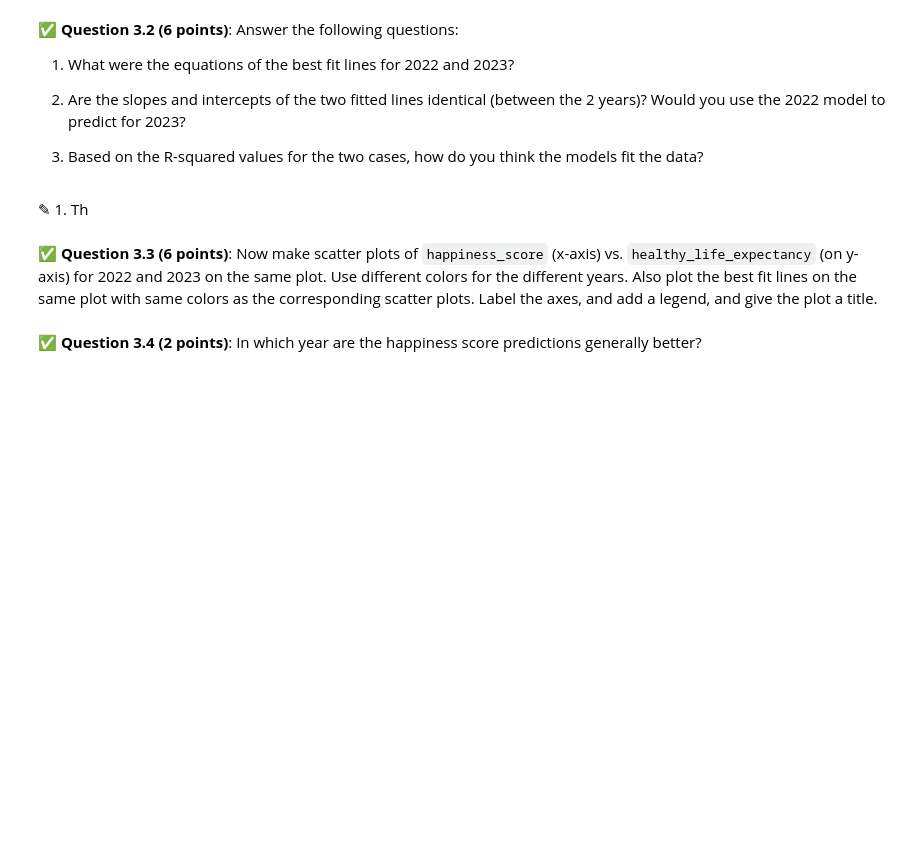
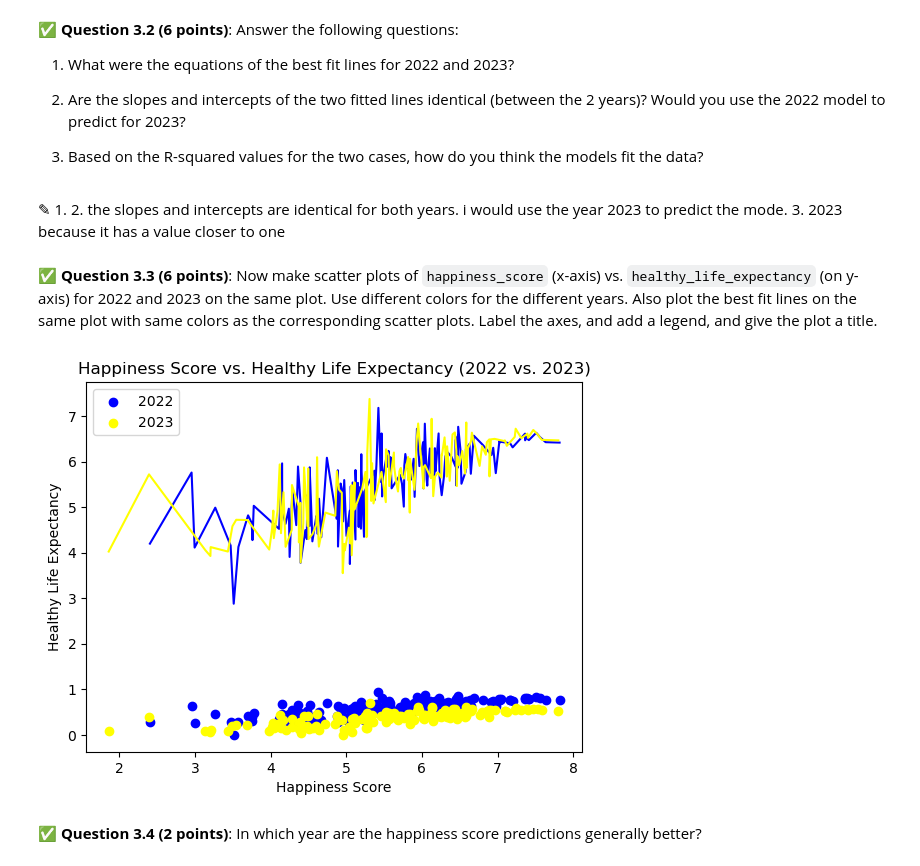
Before and after one commit to BadriAiman/cmse202-s24-turnin, a Jupyter notebook: hw-03/HW-03_Regression-S24-STUDENT.ipynb, the cells around one changed output. Drawn from its saved outputs; the diff is of its cells as text; code cells hidden in the pictures; blank space fills up the shorter version.

```diff
--- a/hw-03/HW-03_Regression-S24-STUDENT.ipynb
+++ b/hw-03/HW-03_Regression-S24-STUDENT.ipynb
@@ -191,7 +191,9 @@ Notes:
 2. Are the slopes and intercepts of the two fitted lines identical (between the 2 years)? Would you use the 2022 model to predict for 2023?
 
 3. Based on the R-squared values for the two cases, how do you think the models fit the data?
-# %% [markdown]
-<font size=+3>&#9998;</font> 1. Th
+# %% [markdown]
+<font size=+3>&#9998;</font> 1.
+2. the slopes and intercepts are identical for both years. i would use the year 2023 to predict the mode.
+3. 2023 because it has a value closer to one
 # %% [markdown]
 &#9989;  **Question 3.3 (6 points)**: Now make scatter plots of `happiness_score` (x-axis) vs. `healthy_life_expectancy` (on y-axis) for 2022 and 2023 on the same plot. Use different colors for the different years. Also plot the best fit lines on the same plot with same colors as the corresponding scatter plots. Label the axes, and add a legend, and give the plot a title.
@@ -200,3 +200,19 @@ Notes:
+# %%
+
+# Scatter plots
+plt.scatter(clean_whr2022['happiness_score'], clean_whr2022['healthy_life_expectancy'], color='blue', label='2022')
+plt.scatter(clean_whr2023['happiness_score'], clean_whr2023['healthy_life_expectancy'], color='yellow', label='2023')
+
+# Best fit lines
+plt.plot(clean_whr2022['happiness_score'], result_2022.predict(), color='blue')
+plt.plot(clean_whr2023['happiness_score'], result_2023.predict(), color='yellow')
+plt.xlabel('Happiness Score')
+plt.ylabel('Healthy Life Expectancy')
+plt.title('Happiness Score vs. Healthy Life Expectancy (2022 vs. 2023)')
+plt.legend()
+plt.show()
+# %% [output]
+[figure, added]
 # %% [markdown]
 &#9989;  **Question 3.4 (2 points)**: In which year are the happiness score predictions generally better?
 # %% [markdown]
```
Also changed, not shown: parts of 2 cells of this notebook.
